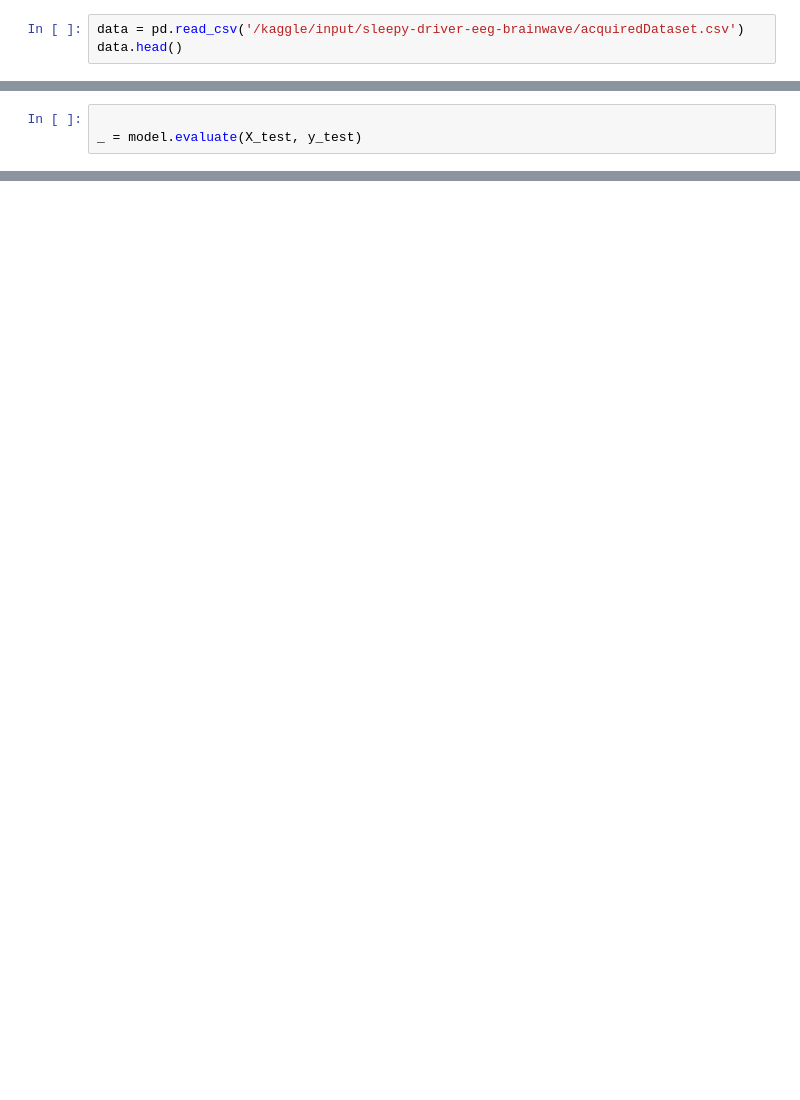
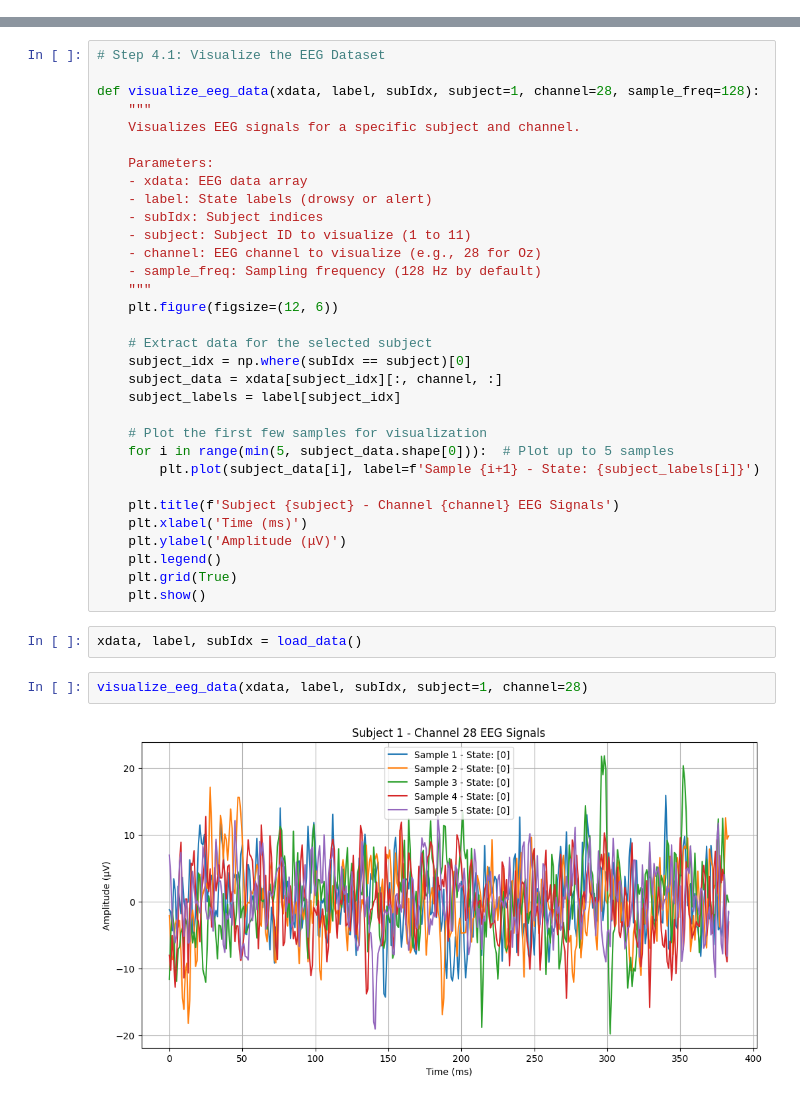
Before and after one commit to Sabarna07-tech/Drozy_CNN-LSTM-GRU, a Jupyter notebook: Drozy_EEG.ipynb, the cells around one changed output, grey strips where cells are left out. Saved outputs shown, nothing was run; the diff lists cells and outputs as text; blank space fills up the shorter version.

Commit message:
Kaggle Notebook |  CNN-LSTM Models and EEG Data | Version 2

```diff
--- a/Drozy_EEG.ipynb
+++ b/Drozy_EEG.ipynb
@@ -109,3 +0,0 @@ warnings.filterwarnings('ignore')
-# %%
-data = pd.read_csv('/kaggle/input/sleepy-driver-eeg-brainwave/acquiredDataset.csv')
-data.head()
@@ -415,3 +0,0 @@ array([[0.8824814 , 0.11751863],
-# %%
-
-_ = model.evaluate(X_test, y_test)
@@ -679,0 +91,38 @@ Model: "sequential_2"
+# %%
+# Step 4.1: Visualize the EEG Dataset
+
+def visualize_eeg_data(xdata, label, subIdx, subject=1, channel=28, sample_freq=128):
+    """
+    Visualizes EEG signals for a specific subject and channel.
+
+    Parameters:
+    - xdata: EEG data array
+    - label: State labels (drowsy or alert)
+    - subIdx: Subject indices
+    - subject: Subject ID to visualize (1 to 11)
+    - channel: EEG channel to visualize (e.g., 28 for Oz)
+    - sample_freq: Sampling frequency (128 Hz by default)
+    """
+    plt.figure(figsize=(12, 6))
+
+    # Extract data for the selected subject
+    subject_idx = np.where(subIdx == subject)[0]
+    subject_data = xdata[subject_idx][:, channel, :]
+    subject_labels = label[subject_idx]
+
+    # Plot the first few samples for visualization
+    for i in range(min(5, subject_data.shape[0])):  # Plot up to 5 samples
+        plt.plot(subject_data[i], label=f'Sample {i+1} - State: {subject_labels[i]}')
+
+    plt.title(f'Subject {subject} - Channel {channel} EEG Signals')
+    plt.xlabel('Time (ms)')
+    plt.ylabel('Amplitude (μV)')
+    plt.legend()
+    plt.grid(True)
+    plt.show()
+# %%
+xdata, label, subIdx = load_data()
+# %%
+visualize_eeg_data(xdata, label, subIdx, subject=1, channel=28)
+# %% [output]
+[figure, added]
```
Also changed, not shown: parts of 51 cells of this notebook.
